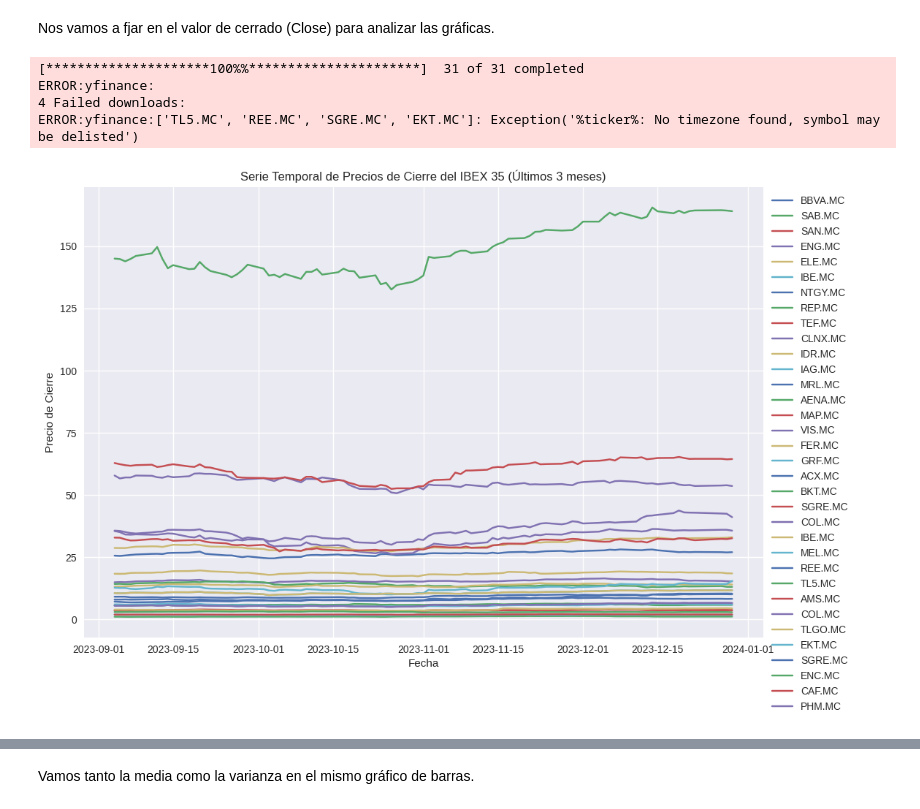
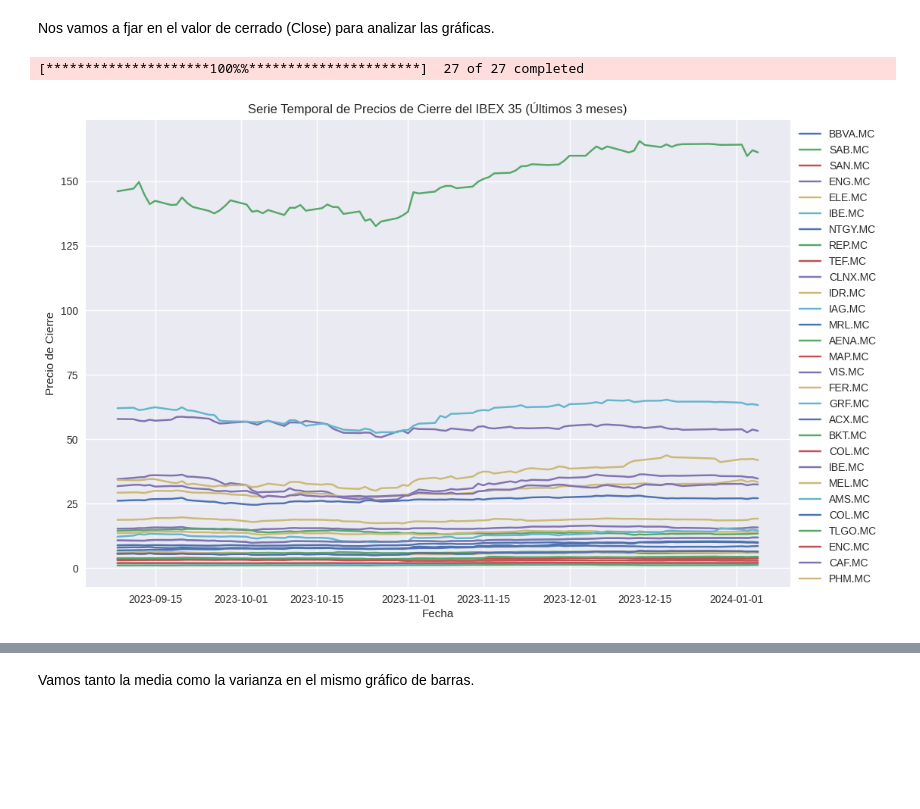
Before and after one commit to Ana-AlonsoCanizares/Quantum_computing4, a Jupyter notebook: AnaAlonso_QC.ipynb, the cells around one changed output, grey strips where cells are left out. Cells and saved outputs as stored; diff of their text form; code cells hidden in the pictures; blank space fills up the shorter version.

```diff
--- a/AnaAlonso_QC.ipynb
+++ b/AnaAlonso_QC.ipynb
@@ -65,36 +65,32 @@ Nos vamos a fjar en el valor de cerrado (Close) para analizar las gráficas.
 # %%
 # Lista de símbolos de las acciones del IBEX35
 ibex35_symbols = ['BBVA.MC', 'SAB.MC', 'SAN.MC', 'ENG.MC', 'ELE.MC', 'IBE.MC',
                   'NTGY.MC', 'REP.MC', 'TEF.MC', 'CLNX.MC', 'IDR.MC', 'IAG.MC',
                   'MRL.MC', 'AENA.MC', 'MAP.MC', 'VIS.MC', 'FER.MC', 'GRF.MC',
-                  'ACX.MC', 'BKT.MC', 'SGRE.MC', 'COL.MC', 'IBE.MC', 'MEL.MC',
-                  'REE.MC', 'TL5.MC', 'AMS.MC', 'COL.MC', 'TLGO.MC', 'EKT.MC',
-                  'SGRE.MC', 'ENC.MC', 'CAF.MC', 'PHM.MC']
+                  'ACX.MC', 'BKT.MC', 'COL.MC', 'IBE.MC', 'MEL.MC', 'AMS.MC',
+                  'COL.MC', 'TLGO.MC', 'ENC.MC', 'CAF.MC', 'PHM.MC']
 
 # Fecha de inicio y fin (últimos 3 meses)
 end_date = datetime.today() - timedelta(days=30)
 start_date = end_date - timedelta(days=120)
 
 # Descargar datos desde Yahoo Finance
 ibex35_data = yf.download(ibex35_symbols, start=start_date, end=end_date)['Adj Close']
 
 # Graficar la serie temporal de los precios de cierre
 plt.figure(figsize=(12, 8))
 for symbol in ibex35_symbols:
     plt.plot(ibex35_data.index, ibex35_data[symbol], label=symbol)
 
 plt.title('Serie Temporal de Precios de Cierre del IBEX 35 (Últimos 3 meses)')
 plt.xlabel('Fecha')
 plt.ylabel('Precio de Cierre')
 plt.legend(loc='upper left', bbox_to_anchor=(1, 1))
 plt.grid(True)
 plt.show()
 # %% [output]
-[*********************100%%**********************]  31 of 31 completed
-ERROR:yfinance:
-4 Failed downloads:
-ERROR:yfinance:['TL5.MC', 'REE.MC', 'SGRE.MC', 'EKT.MC']: Exception('%ticker%: No timezone found, symbol may be delisted')
+[*********************100%%**********************]  27 of 27 completed
-[figure, old version]
+[figure, new version]
 # %%
 # Calcular los retornos diarios
 returns = ibex35_data.pct_change()
```
Also changed, not shown: parts of 7 cells of this notebook.
